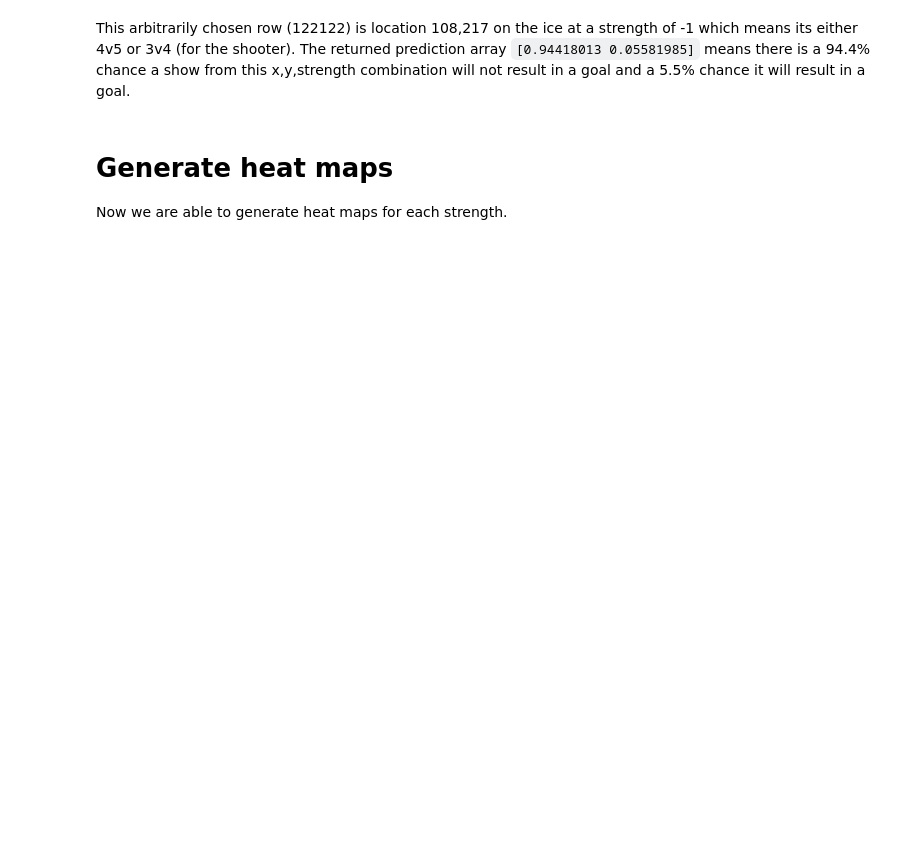
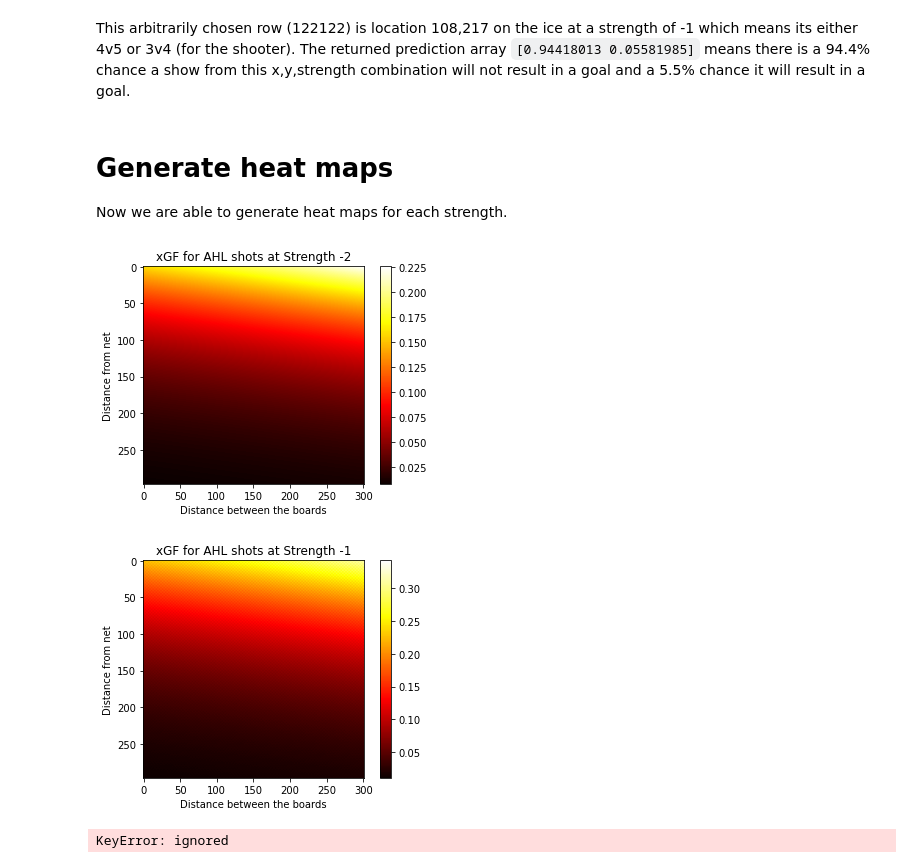
Before and after one commit to r-wisniewski/xG-LinearModel, a Jupyter notebook: AHL_xG_LinearModel.ipynb, the cells around one changed output. Drawn from its saved outputs; the diff is of its cells as text; code cells hidden in the pictures; blank space fills up the shorter version.

Commit message:
xG plot tool still needs fine tuning

```diff
--- a/AHL_xG_LinearModel.ipynb
+++ b/AHL_xG_LinearModel.ipynb
@@ -177,3 +177,38 @@ This arbitrarily chosen row (122122) is location 108,217 on the ice at a strengt
 # Generate heat maps
 
 Now we are able to generate heat maps for each strength.
+# %%
+#!pip install -q tkinter
+#import tkinter
+#import matplotlib
+#matplotlib.use('TkAgg')
+
+num_rows = int((xg_df_predict.size)/3) - 1
+
+# 89,398 rows per strength
+for i in range(-2,3):
+    #Create numpy array that will be populated by our records
+    #shape = (rows,columns) in our case rows are the y's and columns are the x's
+    rows = 297
+    cols = 301
+    A = np.ndarray(shape=(rows,cols), dtype=float)
+
+    for n in range(89398):
+        row_num = 89397*(i+2) + n*(i+3)
+        x = xg_df_predict.loc[row_num, 'XLocation']
+        y = xg_df_predict.loc[row_num, 'YLocation']
+        #A[x][y] = xG
+        A[x,y] = pred_dicts[row_num]['probabilities'][1]
+        #print("Array element (%i,%i) is %6.5f" % (x,y,pred_dicts[row_num]['probabilities'][1]))
+
+    plt.xlabel('Distance between the boards')
+    plt.ylabel('Distance from net')
+    title = 'xGF for AHL shots at Strength %s' % i
+    plt.title(title)
+    im = plt.imshow(A, cmap='hot')
+    plt.colorbar(im)
+    plt.show()
+# %% [output]
+[figure, added]
+[figure, added]
+KeyError: ignored
```
Also changed, not shown: parts of 3 cells of this notebook.
